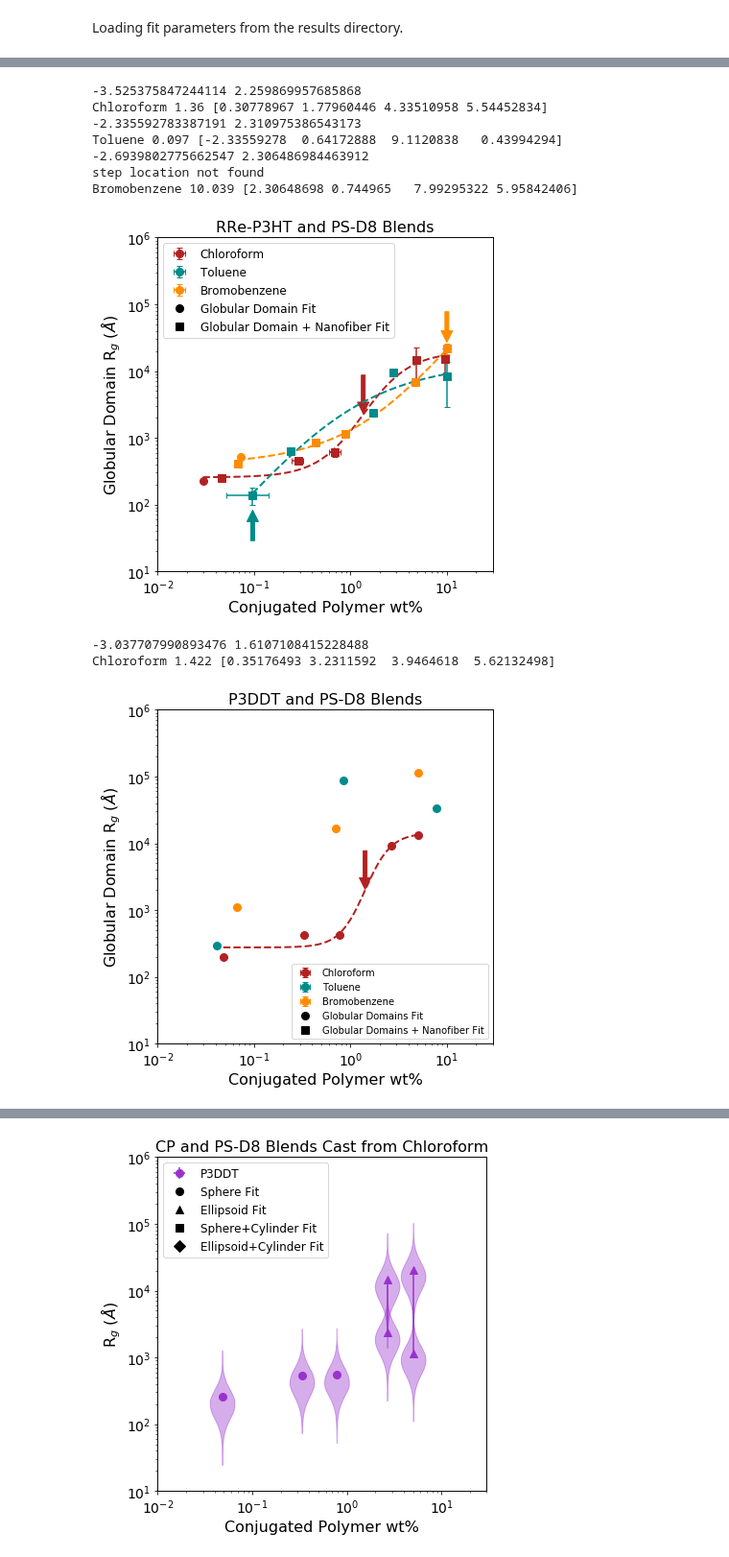
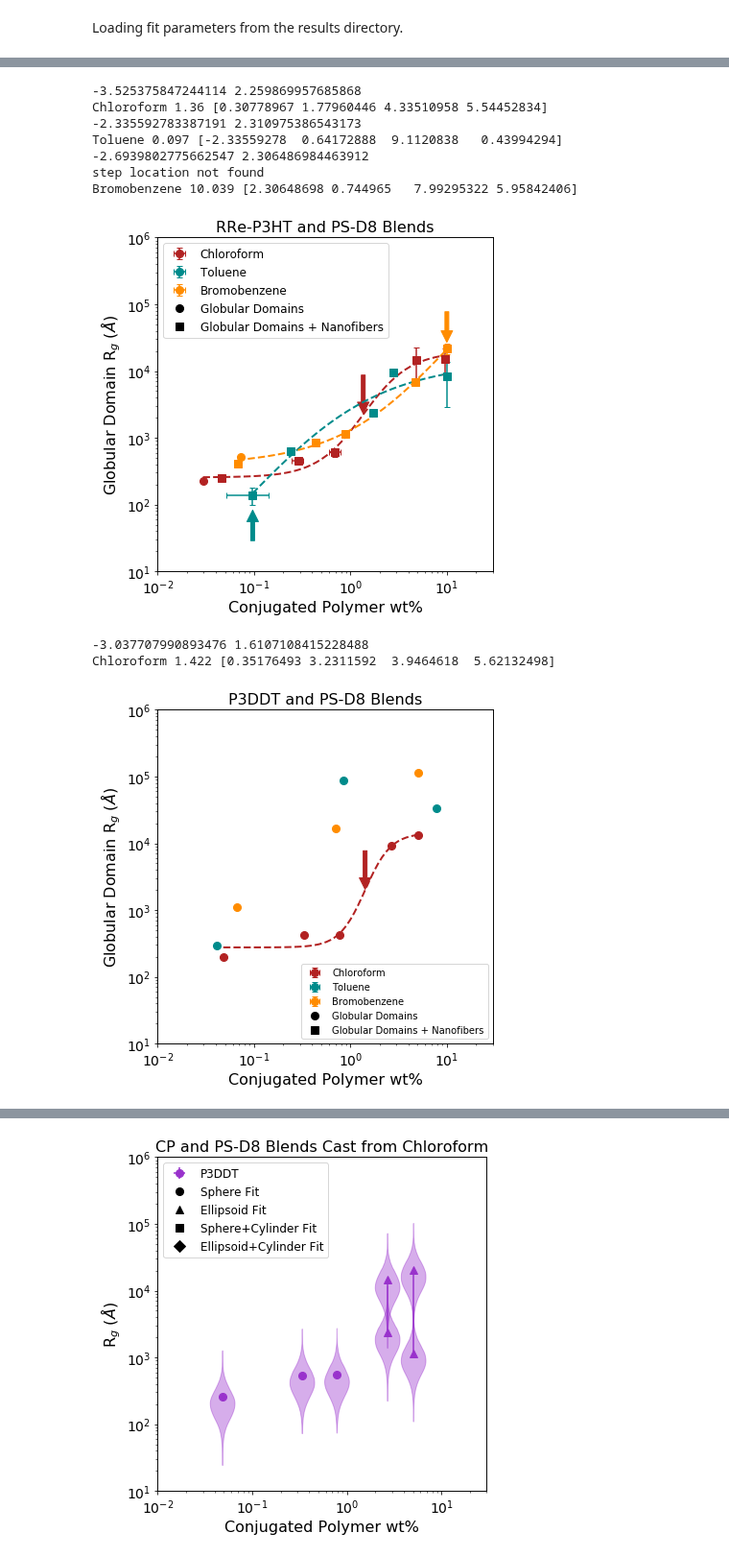
Before and after one commit to pozzo-research-group/c-wolf-blends-morphology, a Jupyter notebook: sans/Sample_Fitting/Plotting_Results_from_All_Fits.ipynb, the cells around one changed output, grey strips where cells are left out. Shown at 96% size. Cells and saved outputs as stored; diff of their text form; code cells hidden in the pictures.

```diff
--- a/sans/Sample_Fitting/Plotting_Results_from_All_Fits.ipynb
+++ b/sans/Sample_Fitting/Plotting_Results_from_All_Fits.ipynb
@@ -1359,9 +1359,9 @@ ax1.set_ylabel(r'Globular Domain R$_g$ ($\AA$)', fontsize=16)
 ax1.tick_params(axis='both', labelsize=14)
 
 
-ax1.errorbar([0],[0],fmt='o',label='Globular Domain Fit', color='black',ms=8)
+ax1.errorbar([0],[0],fmt='o',label='Globular Domains', color='black',ms=8)
 #ax1.errorbar([0],[0],fmt='^',label='Ellipsoid Fit', color='black',ms=8)
-ax1.errorbar([0],[0],fmt='s',label='Globular Domain + Nanofiber Fit', color='black',ms=8)
+ax1.errorbar([0],[0],fmt='s',label='Globular Domains + Nanofibers', color='black',ms=8)
 #ax1.errorbar([0],[0],fmt='D',label='Ellipsoid+Cylinder Fit', color='black',ms=8)
 #plt.errorbar([0],[0],fmt='-',label='Logistic Function Trendline', color='black',ms=8)
 
@@ -1382,7 +1382,7 @@ Toluene 0.097 [-2.33559278  0.64172888  9.1120838   0.43994294]
 -2.6939802775662547 2.306486984463912
 step location not found
 Bromobenzene 10.039 [2.30648698 0.744965   7.99295322 5.95842406]
-[figure, old version]
+[figure, new version]
 # %%
 
 fig = plt.figure(figsize=(6,6))
@@ -1400,36 +1400,36 @@ plot_rg_reps(p3ddt_bb_glob, p3ddt_bb_cyl, 'Bromobenzene',  'darkorange', ax1, ax
 ax1.set_xscale('log')
 ax1.set_xlim(0.01,30)
 ax1.set_xlabel('Conjugated Polymer wt%', fontsize=16)
 
 ax2.set_xlim(np.log(0.01),np.log(30))
 ax2.set_xticks([])
 
 ax1.set_yscale('log')
 ax1.set_ylim(1e1,1e6)
 ax1.set_ylabel(r'Globular Domain R$_g$ ($\AA$)', fontsize=16)
 
 ax1.tick_params(axis='both', labelsize=14)
 
 
-ax1.errorbar([0],[0],fmt='o',label='Globular Domains Fit', color='black',ms=8)
+ax1.errorbar([0],[0],fmt='o',label='Globular Domains', color='black',ms=8)
 #ax1.errorbar([0],[0],fmt='^',label='Ellipsoid Fit', color='black',ms=8)
-ax1.errorbar([0],[0],fmt='s',label='Globular Domains + Nanofiber Fit', color='black',ms=8)
+ax1.errorbar([0],[0],fmt='s',label='Globular Domains + Nanofibers', color='black',ms=8)
 #ax1.errorbar([0],[0],fmt='D',label='Ellipsoid+Cylinder Fit', color='black',ms=8)
 #plt.errorbar([0],[0],fmt='-',label='Logistic Function Trendline', color='black',ms=8)
 
 ax1.legend(fontsize=10,loc='lower right',ncol=1)# ncol=3)
 
 ax1.set_zorder(100)
 ax2.set_zorder(1)
 ax1.set_facecolor("none")
 
 plt.title('P3DDT and PS-D8 Blends',fontsize=16)
 plt.tight_layout()
 plt.savefig('../../data/sans/Sample_Fitting/fitting_figures/radius_fiber_plots/P3DDT_all_radius_reps.png', dpi=300)
 # %% [output]
 -3.037707990893476 1.6107108415228488
 Chloroform 1.422 [0.35176493 3.2311592  3.9464618  5.62132498]
-[figure, old version]
+[figure, new version]
 # %%
 def plot_rad_reps(sphere_keys, ellipsoid_keys, sphcyl_keys, ellcyl_keys, sphere_label, color, ax1, ax2, indiv=True, violin_plot=True):
 
```
Also changed, not shown: parts of 8 cells of this notebook, 3 other files.
